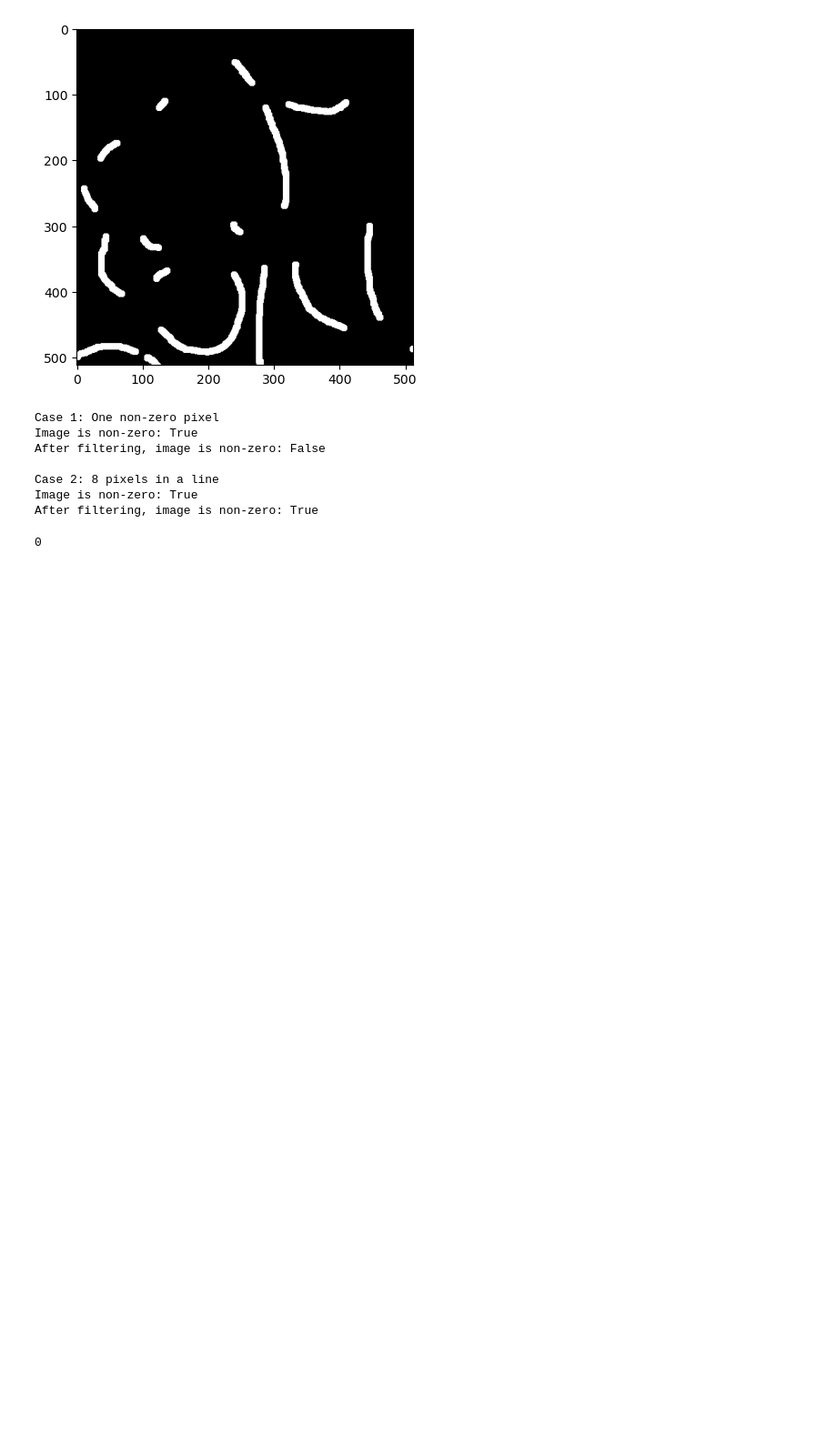
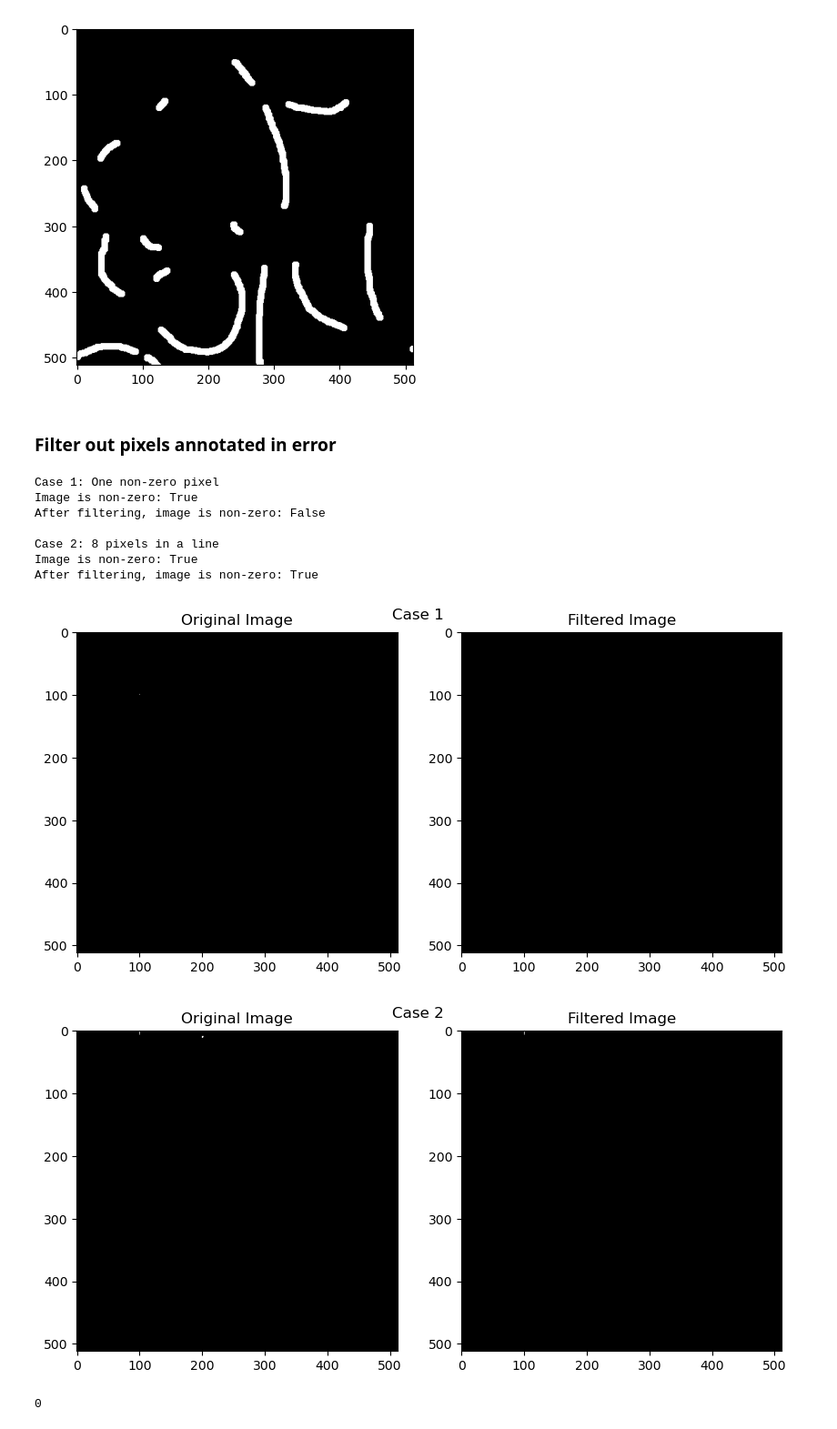
Before and after one commit to Tommytang111/gap-junction-segmentation, a Jupyter notebook: utilities.ipynb, the cells around one changed output. Shown at 91% size. Drawn from its saved outputs; the diff is of its cells as text; code cells hidden in the pictures; blank space fills up the shorter version.

```diff
--- a/utilities.ipynb
+++ b/utilities.ipynb
@@ -41,6 +128,8 @@ plt.imshow(a, cmap='gray')
 # %% [output]
 <matplotlib.image.AxesImage at 0x...>
 [figure]
+# %% [markdown]
+### Filter out pixels annotated in error
 # %%
 import numpy as np
 from scipy.ndimage import label
@@ -70,28 +159,52 @@ def filter_pixels(img) -> np.ndarray:
 # %%
 #Test filter_pixels function
 a = np.zeros((512, 512), dtype=np.uint8)
 
 #Case 1: One non-zero pixel
 a[100, 100] = 255
+plt.figure(1, figsize=(10, 5))
+plt.suptitle('Case 1', y=0.9)
+plt.subplot(121)
+plt.title('Original Image')
+plt.imshow(a, cmap='gray')
 print("Case 1: One non-zero pixel")
 print(f"Image is non-zero: {np.any(a != 0)}")
+
 a = filter_pixels(a)
+plt.subplot(122)
+plt.title('Filtered Image')
+plt.imshow(a, cmap='gray')
 print(f"After filtering, image is non-zero: {np.any(a != 0)} \n")
 
 #Case 2: 8 pixels in a line
 a[0:8, 100] = 255
+# a[10:13, 200] = 255
+# a[10:13, 201] = 255
+# a[10:11, 202] = 255
+
+plt.figure(2, figsize=(10, 5))
+plt.suptitle('Case 2', y=0.9)
+plt.subplot(121, )
+plt.title('Original Image')
+plt.imshow(a, cmap='gray')
 print("Case 2: 8 pixels in a line")
 print(f"Image is non-zero: {np.any(a != 0)}")
+
 a = filter_pixels(a)
+plt.subplot(122)
+plt.title('Filtered Image')
+plt.imshow(a, cmap='gray')
 print(f"After filtering, image is non-zero: {np.any(a != 0)}")
 # %% [output]
 Case 1: One non-zero pixel
 Image is non-zero: True
 After filtering, image is non-zero: False
 
 Case 2: 8 pixels in a line
 Image is non-zero: True
 After filtering, image is non-zero: True
+[figure, added]
+[figure, added]
 # %%
 #Check if all images are 512x512
 from pathlib import Path
```
Also changed, not shown: parts of 12 cells of this notebook.
